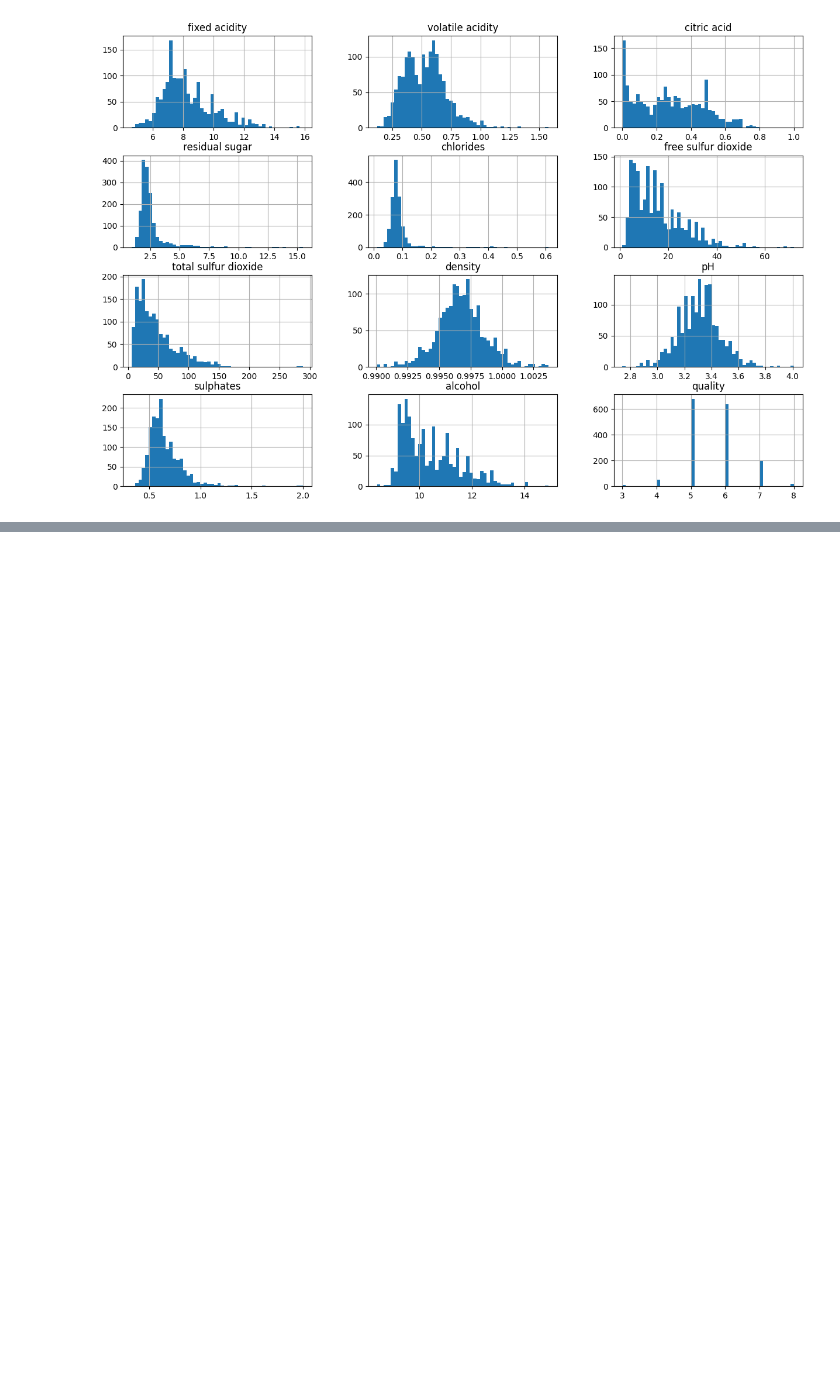
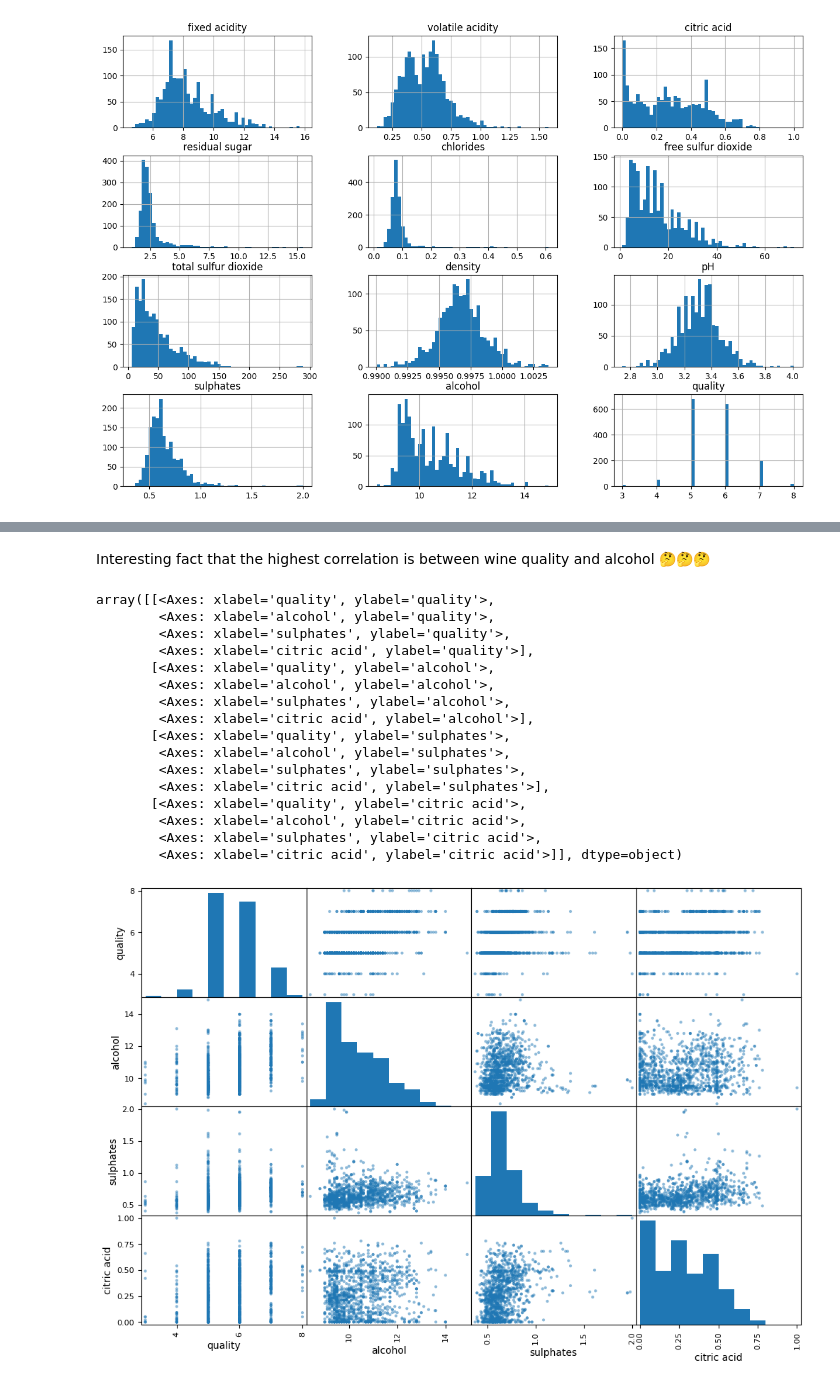
Before and after one commit to RP272/Red-Wine-Quality-Regression, a Jupyter notebook: Red_Wine_Quality_Regression.ipynb, the cells around one changed output, grey strips where cells are left out. Drawn from its saved outputs; the diff is of its cells as text; code cells hidden in the pictures; blank space fills up the shorter version.

Commit message:
feat: create test set, check for correlations, transform data, train models and evaluate with cross validation

```diff
--- a/Red_Wine_Quality_Regression.ipynb
+++ b/Red_Wine_Quality_Regression.ipynb
@@ -76,0 +83,5 @@ plt.show()
+# %%
+from sklearn.model_selection import train_test_split
+train_set, test_set = train_test_split(red_wine_data, test_size=0.2, random_state=42)
+
+red_wine_data = train_set.copy()
@@ -76,0 +108,25 @@ plt.show()
+# %% [markdown]
+Interesting fact that the highest correlation is between wine quality and alcohol 🤔🤔🤔
+# %%
+from pandas.plotting import scatter_matrix
+attributes = ["quality", "alcohol", "sulphates", "citric acid"]
+
+scatter_matrix(red_wine_data[attributes], figsize=(12,8))
+# %% [output]
+array([[<Axes: xlabel='quality', ylabel='quality'>,
+        <Axes: xlabel='alcohol', ylabel='quality'>,
+        <Axes: xlabel='sulphates', ylabel='quality'>,
+        <Axes: xlabel='citric acid', ylabel='quality'>],
+       [<Axes: xlabel='quality', ylabel='alcohol'>,
+        <Axes: xlabel='alcohol', ylabel='alcohol'>,
+        <Axes: xlabel='sulphates', ylabel='alcohol'>,
+        <Axes: xlabel='citric acid', ylabel='alcohol'>],
+       [<Axes: xlabel='quality', ylabel='sulphates'>,
+        <Axes: xlabel='alcohol', ylabel='sulphates'>,
+        <Axes: xlabel='sulphates', ylabel='sulphates'>,
+        <Axes: xlabel='citric acid', ylabel='sulphates'>],
+       [<Axes: xlabel='quality', ylabel='citric acid'>,
+        <Axes: xlabel='alcohol', ylabel='citric acid'>,
+        <Axes: xlabel='sulphates', ylabel='citric acid'>,
+        <Axes: xlabel='citric acid', ylabel='citric acid'>]], dtype=object)
+[figure, added]
```
Also changed, not shown: parts of 10 cells of this notebook.
